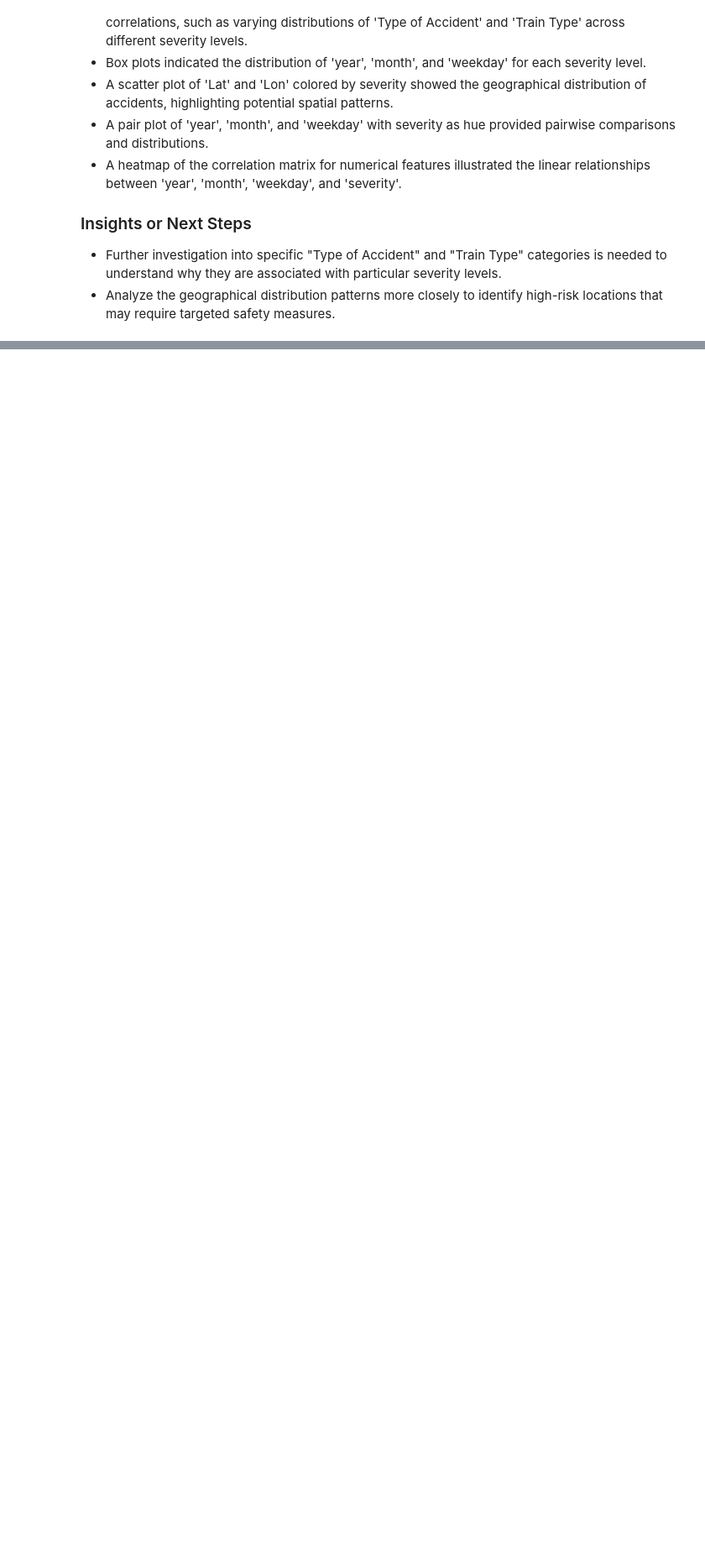
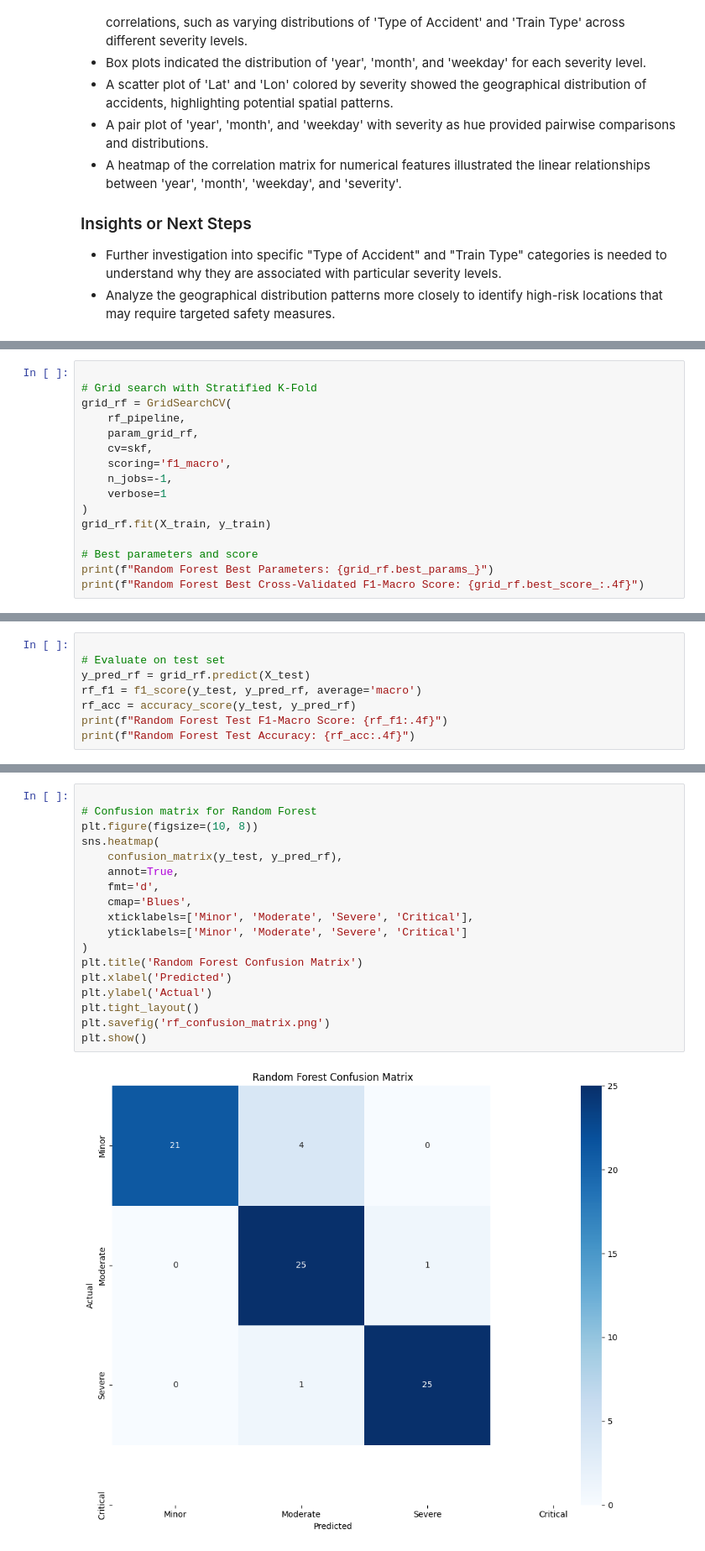
Before and after one commit to HBSAIKAT/Railway-Accident-Severity-Prediction, a Jupyter notebook: acdt.ipynb, the cells around one changed output, grey strips where cells are left out. Shown at 84% size. Drawn from its saved outputs; the diff is of its cells as text; blank space fills up the shorter version.

```diff
--- a/acdt.ipynb
+++ b/acdt.ipynb
@@ -745,0 +1021,16 @@ plt.show()
+# %%
+
+# Grid search with Stratified K-Fold
+grid_rf = GridSearchCV(
+    rf_pipeline,
+    param_grid_rf,
+    cv=skf,
+    scoring='f1_macro',
+    n_jobs=-1,
+    verbose=1
+)
+grid_rf.fit(X_train, y_train)
+
+# Best parameters and score
+print(f"Random Forest Best Parameters: {grid_rf.best_params_}")
+print(f"Random Forest Best Cross-Validated F1-Macro Score: {grid_rf.best_score_:.4f}")
@@ -745,0 +1041,8 @@ plt.show()
+# %%
+
+# Evaluate on test set
+y_pred_rf = grid_rf.predict(X_test)
+rf_f1 = f1_score(y_test, y_pred_rf, average='macro')
+rf_acc = accuracy_score(y_test, y_pred_rf)
+print(f"Random Forest Test F1-Macro Score: {rf_f1:.4f}")
+print(f"Random Forest Test Accuracy: {rf_acc:.4f}")
@@ -745,0 +1068,20 @@ plt.show()
+# %%
+
+# Confusion matrix for Random Forest
+plt.figure(figsize=(10, 8))
+sns.heatmap(
+    confusion_matrix(y_test, y_pred_rf),
+    annot=True,
+    fmt='d',
+    cmap='Blues',
+    xticklabels=['Minor', 'Moderate', 'Severe', 'Critical'],
+    yticklabels=['Minor', 'Moderate', 'Severe', 'Critical']
+)
+plt.title('Random Forest Confusion Matrix')
+plt.xlabel('Predicted')
+plt.ylabel('Actual')
+plt.tight_layout()
+plt.savefig('rf_confusion_matrix.png')
+plt.show()
+# %% [output]
+[figure, added]
```
Also changed, not shown: parts of 45 cells of this notebook.
